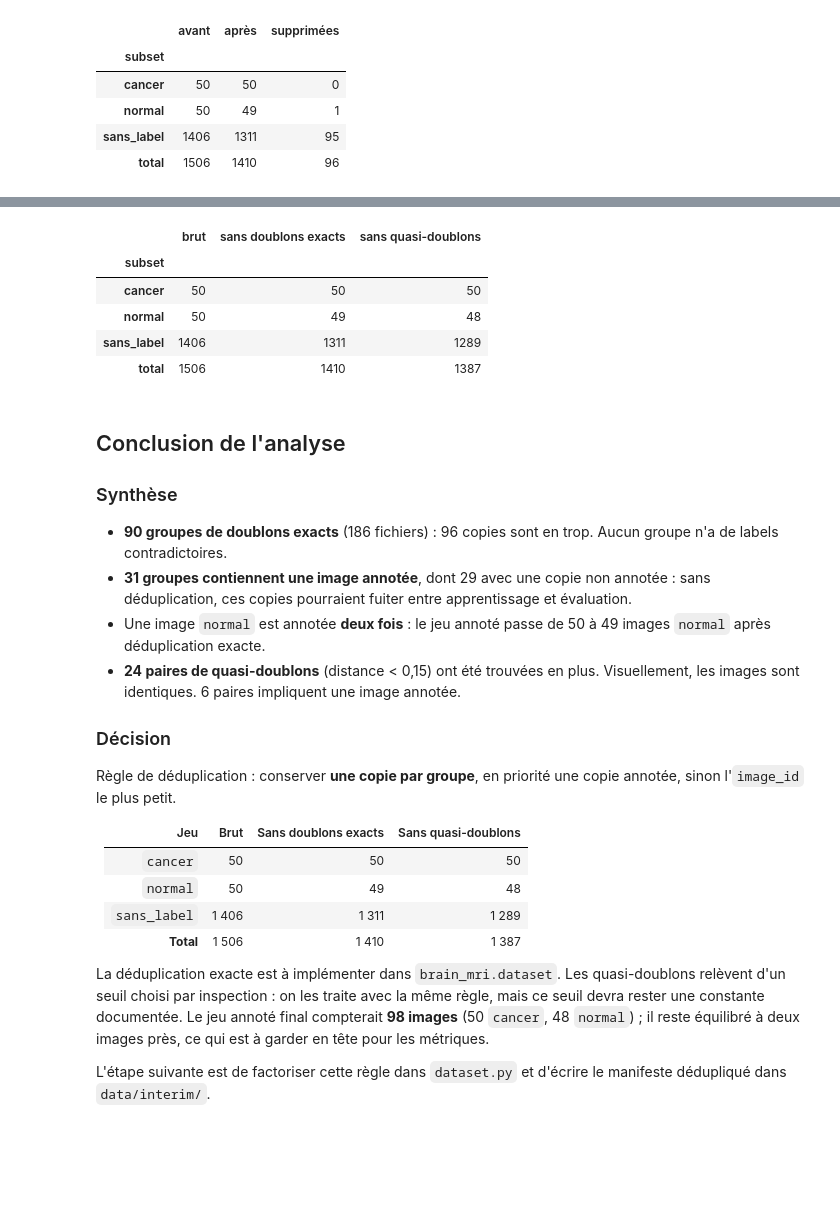
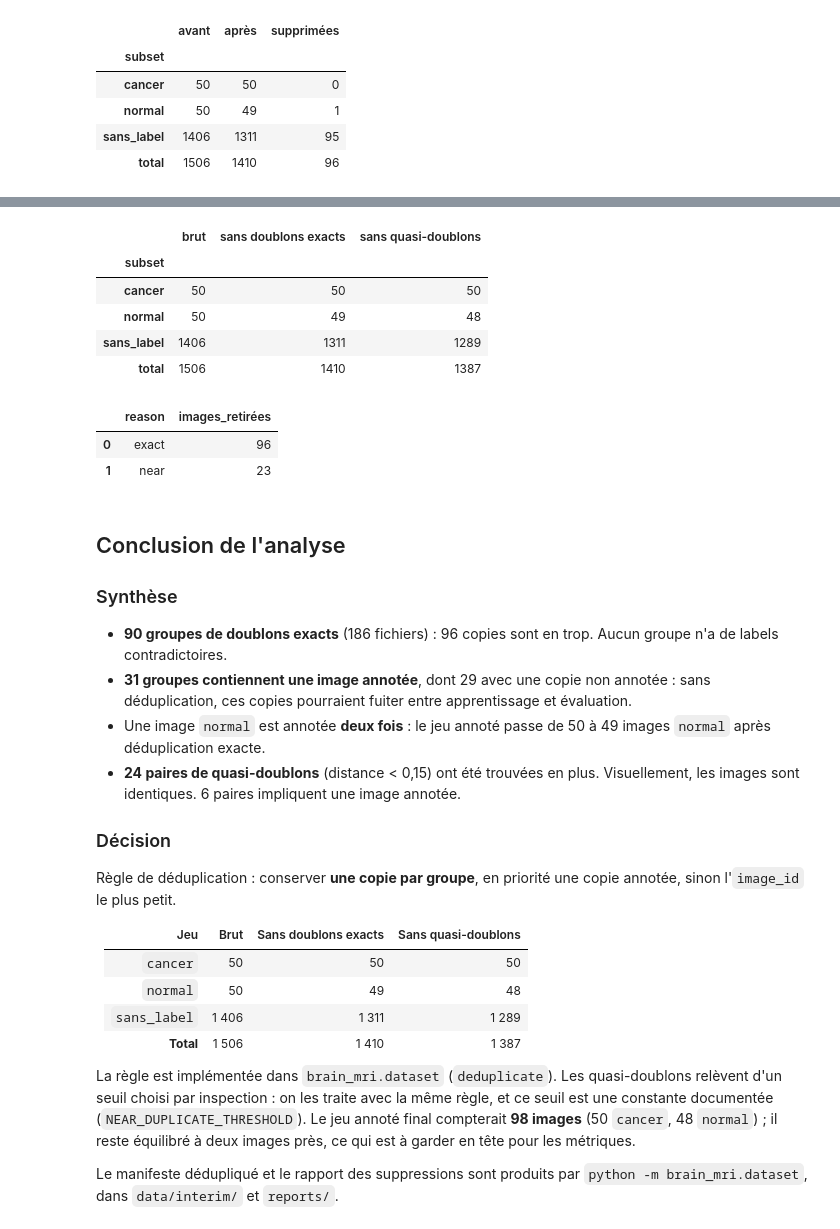
Before and after one commit to lefevrk/OC-Appliquez-des-approches-semi-supervisees, a Jupyter notebook: notebooks/02.0-kl-duplicates-analysis.ipynb, the cells around one changed output, grey strips where cells are left out. Cells and saved outputs as stored; diff of their text form; code cells hidden in the pictures; blank space fills up the shorter version.

```diff
--- a/notebooks/02.0-kl-duplicates-analysis.ipynb
+++ b/notebooks/02.0-kl-duplicates-analysis.ipynb
@@ -273,36 +248,33 @@ Les paires inspectées sont visuellement identiques : la différence absolue est
 # %%
-def hash_to_remove(pair: pd.Series) -> str:
-    """Retourne le hash de la copie à supprimer dans une paire de quasi-doublons."""
-    candidates = [
-        deduplicated.iloc[int(pair["a"])],
-        deduplicated.iloc[int(pair["b"])],
-    ]
-    candidates.sort(key=lambda row: (not row["is_labeled"], row["image_id"]))
-    return candidates[1]["sha256"]
+near_deduplicated = deduplicate_near(deduplicated, NEAR_DUPLICATE_THRESHOLD)
 
-
-removed_hashes = {hash_to_remove(pair) for _, pair in pairs.iterrows()}
-near_deduplicated = deduplicated.loc[
-    ~deduplicated["sha256"].isin(removed_hashes)
-]
+manifest, removed = deduplicate(images, NEAR_DUPLICATE_THRESHOLD)
+pd.testing.assert_frame_equal(manifest, near_deduplicated)
 
 summary_near = pd.concat(
     {
         "brut": images.groupby("subset").size(),
         "sans doublons exacts": deduplicated.groupby("subset").size(),
         "sans quasi-doublons": near_deduplicated.groupby("subset").size(),
     },
     axis=1,
 )
 summary_near.loc["total"] = summary_near.sum()
 display(summary_near)
+
+display(
+    removed.groupby("reason").size().rename("images_retirées").reset_index()
+)
 # %% [output]
 |  | brut | sans doublons exacts | sans quasi-doublons |
 | subset |  |  |  |
 | cancer | 50 | 50 | 50 |
 | normal | 50 | 49 | 48 |
 | sans_label | 1406 | 1311 | 1289 |
 | total | 1506 | 1410 | 1387 |
+|  | reason | images_retirées |
+| 0 | exact | 96 |
+| 1 | near | 23 |
 # %% [markdown]
 ## Conclusion de l'analyse
 
@@ -324,6 +296,6 @@ Règle de déduplication : conserver **une copie par groupe**, en priorité une
 | `sans_label` | 1 406 | 1 311 | 1 289 |
 | **Total** | 1 506 | 1 410 | 1 387 |
 
-La déduplication exacte est à implémenter dans `brain_mri.dataset`. Les quasi-doublons relèvent d'un seuil choisi par inspection : on les traite avec la même règle, mais ce seuil devra rester une constante documentée. Le jeu annoté final compterait **98 images** (50 `cancer`, 48 `normal`) ; il reste équilibré à deux images près, ce qui est à garder en tête pour les métriques.
+La règle est implémentée dans `brain_mri.dataset` (`deduplicate`). Les quasi-doublons relèvent d'un seuil choisi par inspection : on les traite avec la même règle, et ce seuil est une constante documentée (`NEAR_DUPLICATE_THRESHOLD`). Le jeu annoté final compterait **98 images** (50 `cancer`, 48 `normal`) ; il reste équilibré à deux images près, ce qui est à garder en tête pour les métriques.
 
-L'étape suivante est de factoriser cette règle dans `dataset.py` et d'écrire le manifeste dédupliqué dans `data/interim/`.
+Le manifeste dédupliqué et le rapport des suppressions sont produits par `python -m brain_mri.dataset`, dans `data/interim/` et `reports/`.
```
Also changed, not shown: parts of 10 cells of this notebook.
